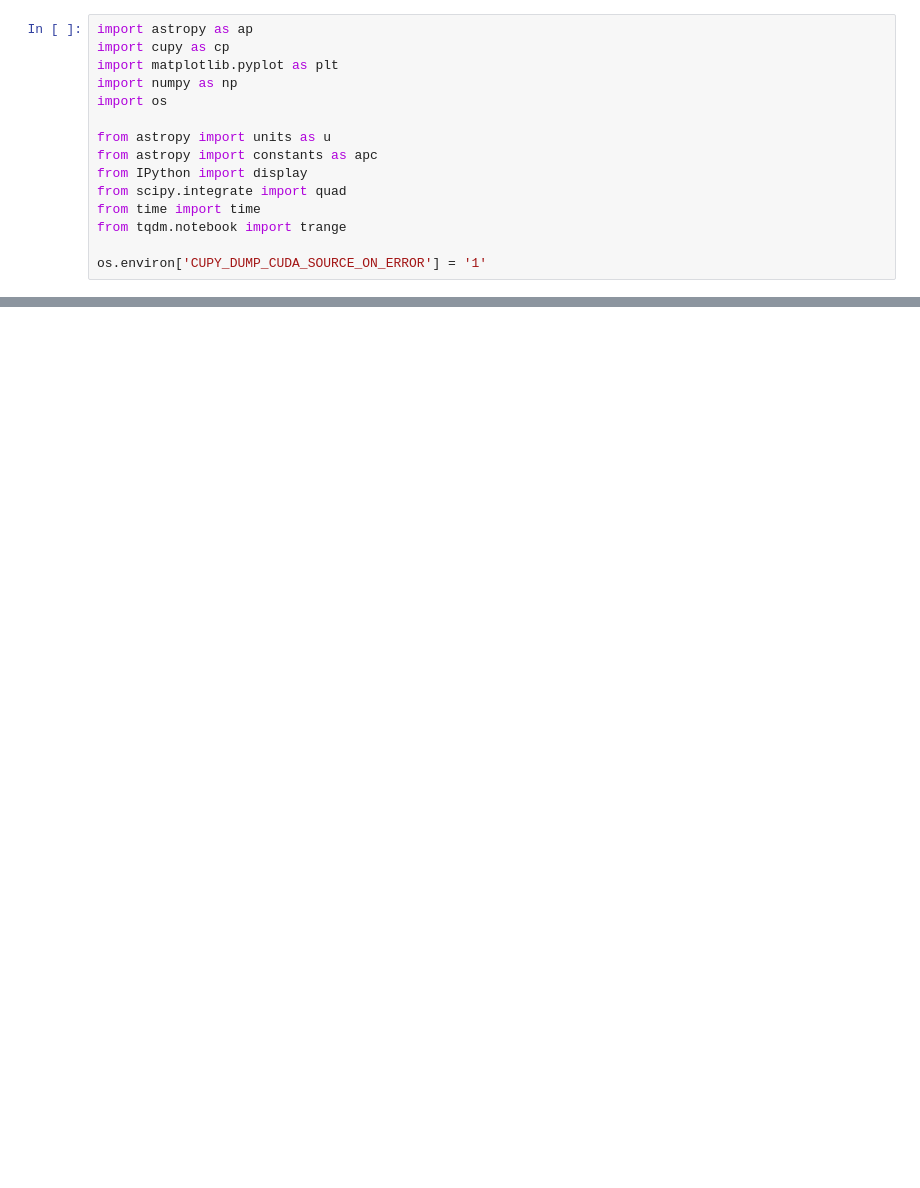
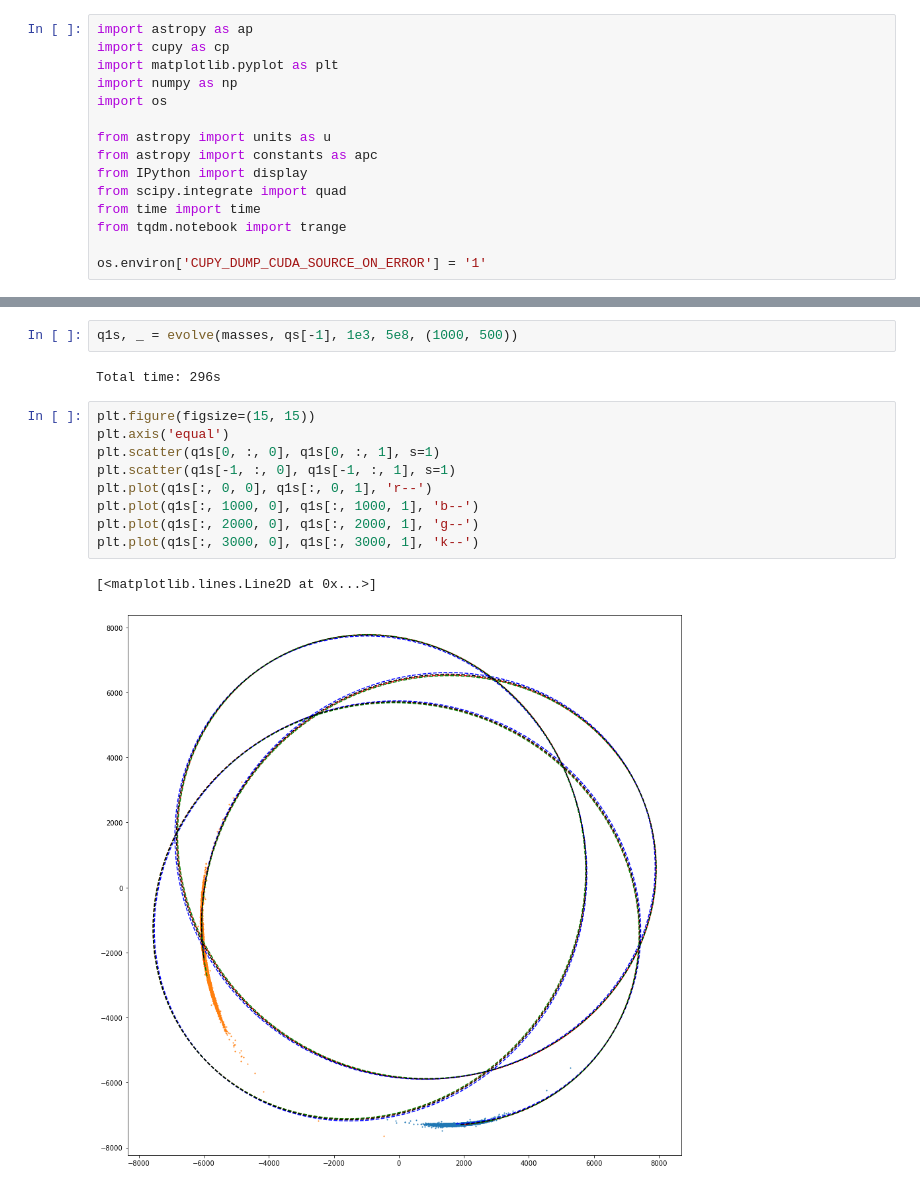
Before and after one commit to NoaVidovic/stream-nbody-simulation, a Jupyter notebook: n_body_orbit_integration.ipynb, the cells around one changed output, grey strips where cells are left out. Cells and saved outputs as stored; diff of their text form; blank space fills up the shorter version.

```diff
--- a/n_body_orbit_integration.ipynb
+++ b/n_body_orbit_integration.ipynb
@@ -423,0 +346,16 @@ plt.axhline(koupa_cdf(0.5), c='k', ls=':')
+# %%
+q1s, _ = evolve(masses, qs[-1], 1e3, 5e8, (1000, 500))
+# %% [output]
+Total time: 296s
+# %%
+plt.figure(figsize=(15, 15))
+plt.axis('equal')
+plt.scatter(q1s[0, :, 0], q1s[0, :, 1], s=1)
+plt.scatter(q1s[-1, :, 0], q1s[-1, :, 1], s=1)
+plt.plot(q1s[:, 0, 0], q1s[:, 0, 1], 'r--')
+plt.plot(q1s[:, 1000, 0], q1s[:, 1000, 1], 'b--')
+plt.plot(q1s[:, 2000, 0], q1s[:, 2000, 1], 'g--')
+plt.plot(q1s[:, 3000, 0], q1s[:, 3000, 1], 'k--')
+# %% [output]
+[<matplotlib.lines.Line2D at 0x...>]
+[figure, added]
```
Also changed, not shown: parts of 19 cells of this notebook, 1 other file.
